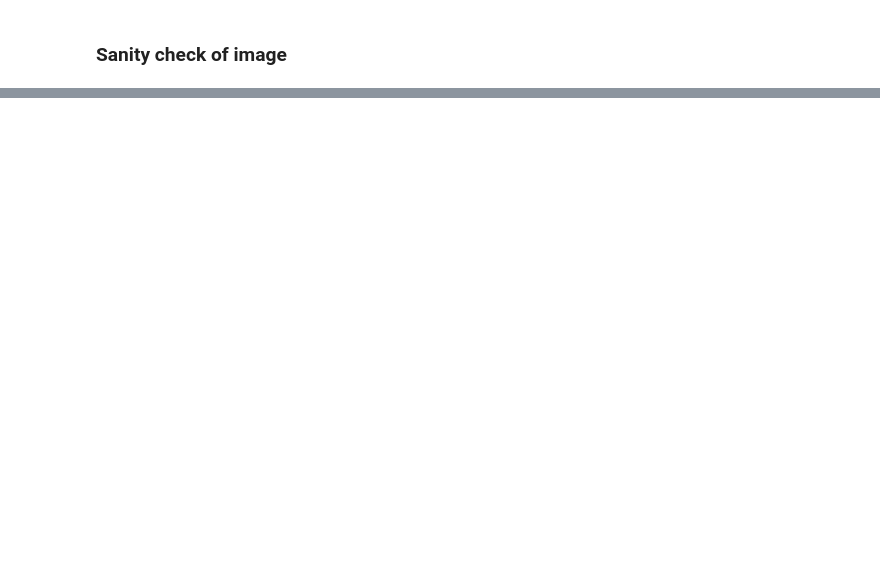
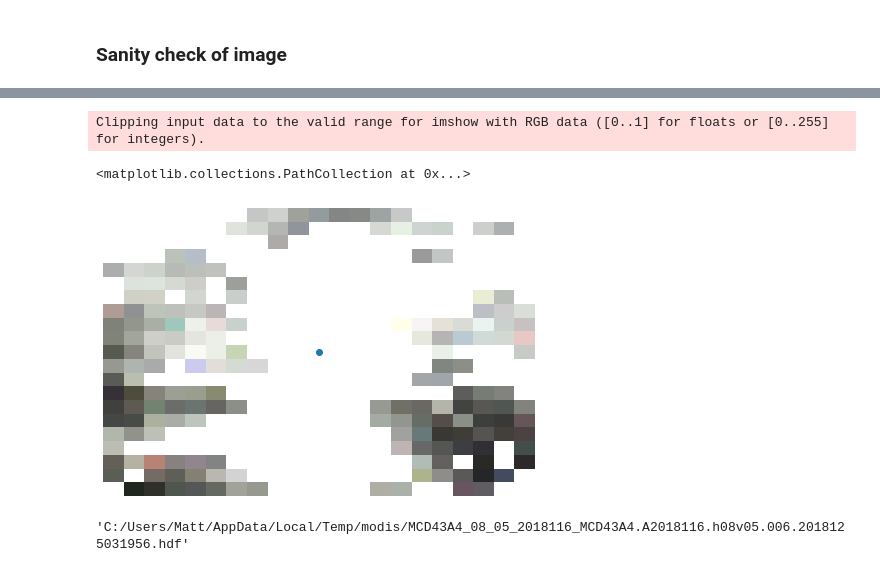
Before and after one commit to M-Harrington/SnowComp, a Jupyter notebook: src/Modis Processing.ipynb, the cells around one changed output, grey strips where cells are left out. Saved outputs shown, nothing was run; the diff lists cells and outputs as text; code cells hidden in the pictures; blank space fills up the shorter version.

Commit message:
finished getting modis dataset

```diff
--- a/src/Modis Processing.ipynb
+++ b/src/Modis Processing.ipynb
@@ -390,0 +339,19 @@ Clipping input data to the valid range for imshow with RGB data ([0..1] for floa
+# %%
+small_im = image[dict(x= slice(xmin,xmax), y= slice(ymin,ymax))]
+
+
+temp_im = small_im.where(image != 32767)
+norm_value = np.nanmax(temp_im.Nadir_Reflectance_Band4.values)
+
+for band in colors:
+    temp_im[band]=temp_im[band]/norm_value
+
+fig = plt.figure(frameon=False); ax = plt.Axes(fig,[0., 0., 1., 1.])
+ax.set_axis_off(); fig.add_axes(ax)
+xr.plot.imshow(temp_im[colors].drop(["band","spatial_ref"]).to_array().squeeze())
+
+plt.scatter(x = image.x.values[x_idx],y = image.y.values[y_idx])
+# %% [output]
+Clipping input data to the valid range for imshow with RGB data ([0..1] for floats or [0..255] for integers).
+<matplotlib.collections.PathCollection at 0x...>
+[figure, added]
@@ -390,0 +360,4 @@ Clipping input data to the valid range for imshow with RGB data ([0..1] for floa
+# %%
+filename.replace("\\", "/")
+# %% [output]
+'C:/Users/Matt/AppData/Local/Temp/modis/MCD43A4_08_05_2018116_MCD43A4.A2018116.h08v05.006.2018125031956.hdf'
```
Also changed, not shown: parts of 17 cells of this notebook, 2 other files.
